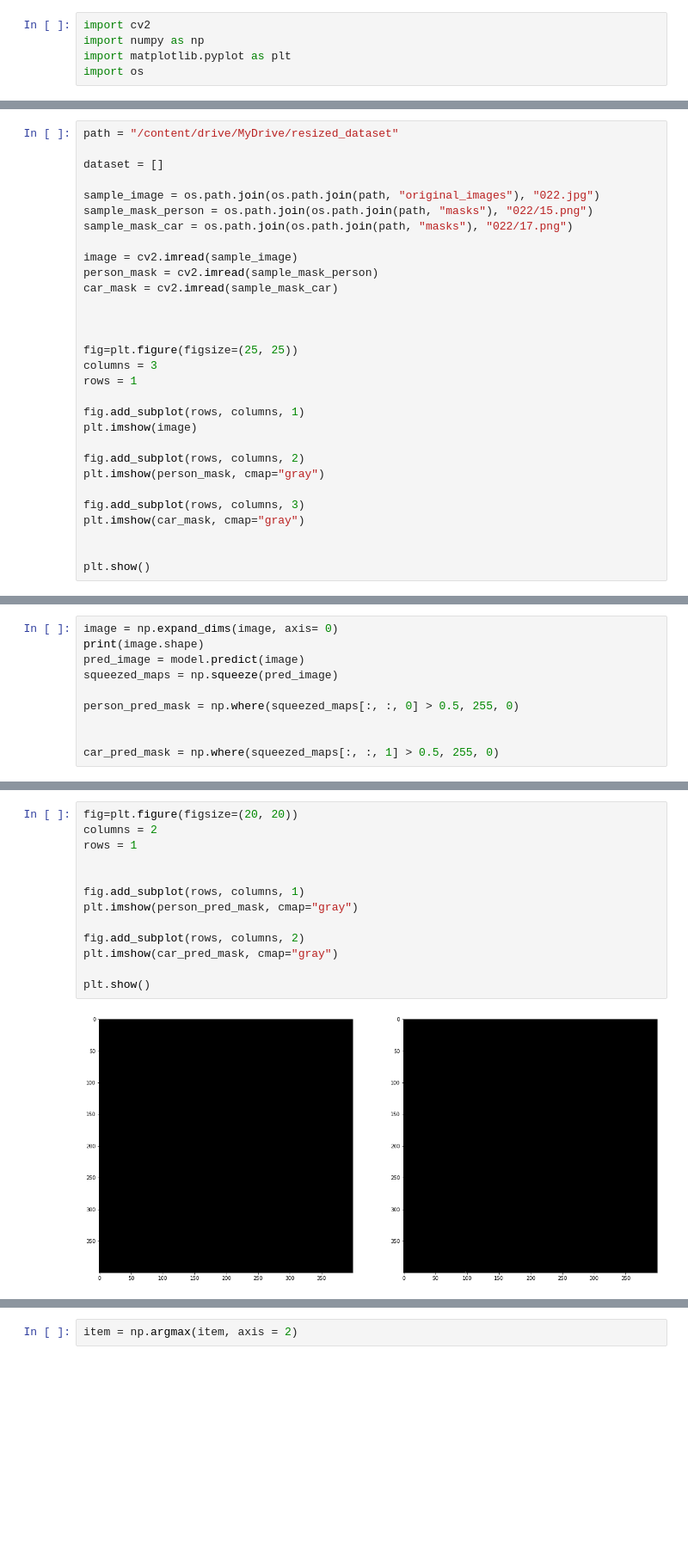
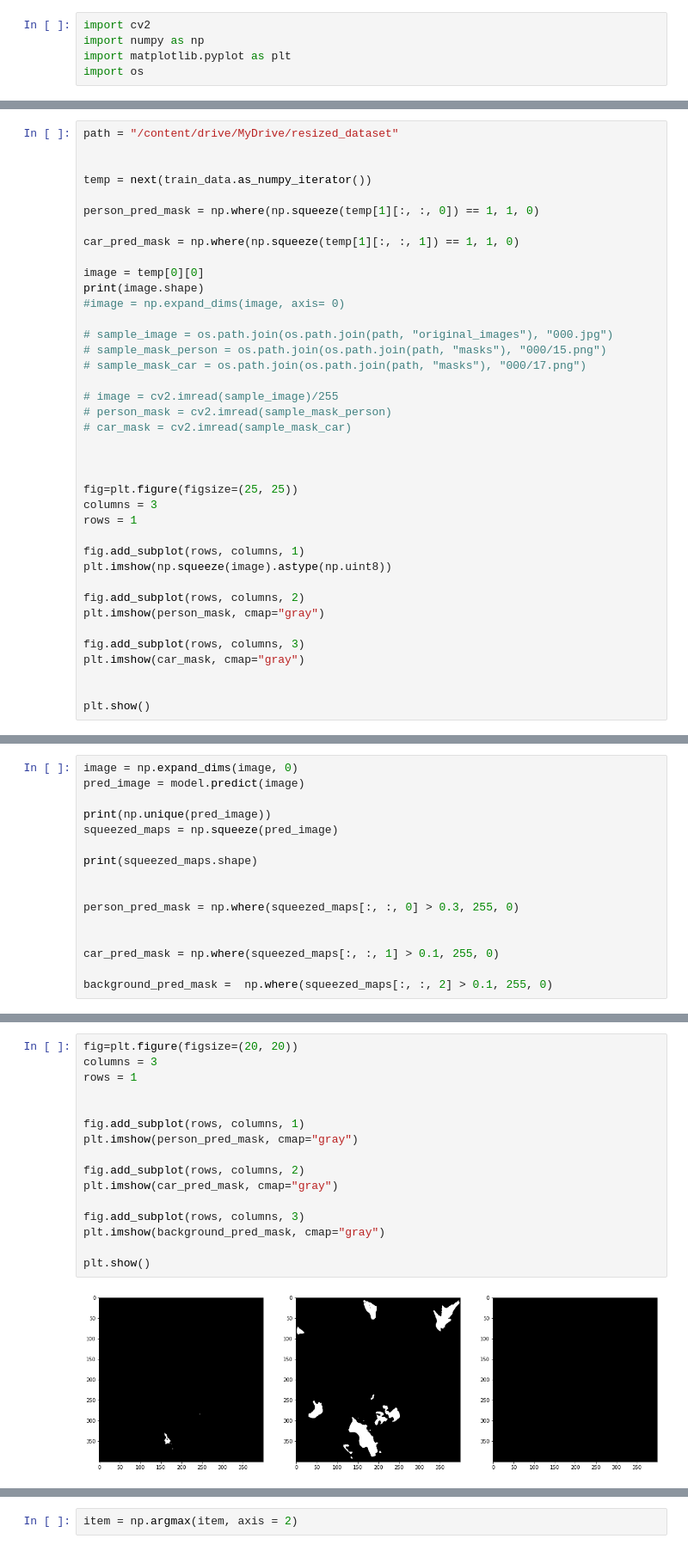
Before and after one commit to AditMeh/Automatic-dIfferentiation-notes, a Jupyter notebook: Semantic Segmentation/Semantic_segmentation_drone.ipynb, the cells around one changed output, grey strips where cells are left out. Shown at 86% size. Saved outputs shown, nothing was run; the diff lists cells and outputs as text; blank space fills up the shorter version.

```diff
--- a/Semantic Segmentation/Semantic_segmentation_drone.ipynb
+++ b/Semantic Segmentation/Semantic_segmentation_drone.ipynb
@@ -161,15 +227,24 @@ Epoch 5/5
 # %%
 path = "/content/drive/MyDrive/resized_dataset"
 
-dataset = []
 
-sample_image = os.path.join(os.path.join(path, "original_images"), "022.jpg")
-sample_mask_person = os.path.join(os.path.join(path, "masks"), "022/15.png")
-sample_mask_car = os.path.join(os.path.join(path, "masks"), "022/17.png")
+temp = next(train_data.as_numpy_iterator())
 
-image = cv2.imread(sample_image)
-person_mask = cv2.imread(sample_mask_person)
-car_mask = cv2.imread(sample_mask_car)
+person_pred_mask = np.where(np.squeeze(temp[1][:, :, 0]) == 1, 1, 0)
+
+car_pred_mask = np.where(np.squeeze(temp[1][:, :, 1]) == 1, 1, 0)
+
+image = temp[0][0]
+print(image.shape)
+#image = np.expand_dims(image, axis= 0)
+
+# sample_image = os.path.join(os.path.join(path, "original_images"), "000.jpg")
+# sample_mask_person = os.path.join(os.path.join(path, "masks"), "000/15.png")
+# sample_mask_car = os.path.join(os.path.join(path, "masks"), "000/17.png")
+
+# image = cv2.imread(sample_image)/255
+# person_mask = cv2.imread(sample_mask_person)
+# car_mask = cv2.imread(sample_mask_car)
 
 
 
@@ -178,7 +253,7 @@ columns = 3
 rows = 1
 
 fig.add_subplot(rows, columns, 1)
-plt.imshow(image)
+plt.imshow(np.squeeze(image).astype(np.uint8))
 
 fig.add_subplot(rows, columns, 2)
 plt.imshow(person_mask, cmap="gray")
@@ -193,11 +269,17 @@ plt.show()
 # %%
-image = np.expand_dims(image, axis= 0)
-print(image.shape)
+image = np.expand_dims(image, 0)
 pred_image = model.predict(image)
+
+print(np.unique(pred_image))
 squeezed_maps = np.squeeze(pred_image)
 
-person_pred_mask = np.where(squeezed_maps[:, :, 0] > 0.5, 255, 0)
+print(squeezed_maps.shape)
 
 
-car_pred_mask = np.where(squeezed_maps[:, :, 1] > 0.5, 255, 0)
+person_pred_mask = np.where(squeezed_maps[:, :, 0] > 0.3, 255, 0)
+
+
+car_pred_mask = np.where(squeezed_maps[:, :, 1] > 0.1, 255, 0)
+
+background_pred_mask =  np.where(squeezed_maps[:, :, 2] > 0.1, 255, 0)
 # %% [output]
@@ -218,17 +303,20 @@ print(np.unique(person_pred_mask))
 # %%
 fig=plt.figure(figsize=(20, 20))
-columns = 2
+columns = 3
 rows = 1
 
 
 fig.add_subplot(rows, columns, 1)
 plt.imshow(person_pred_mask, cmap="gray")
 
 fig.add_subplot(rows, columns, 2)
 plt.imshow(car_pred_mask, cmap="gray")
 
+fig.add_subplot(rows, columns, 3)
+plt.imshow(background_pred_mask, cmap="gray")
+
 plt.show()
 # %% [output]
-[figure, old version]
+[figure, new version]
 # %%
 from google.colab.patches import cv2_imshow
```
Also changed, not shown: parts of 13 cells of this notebook.
